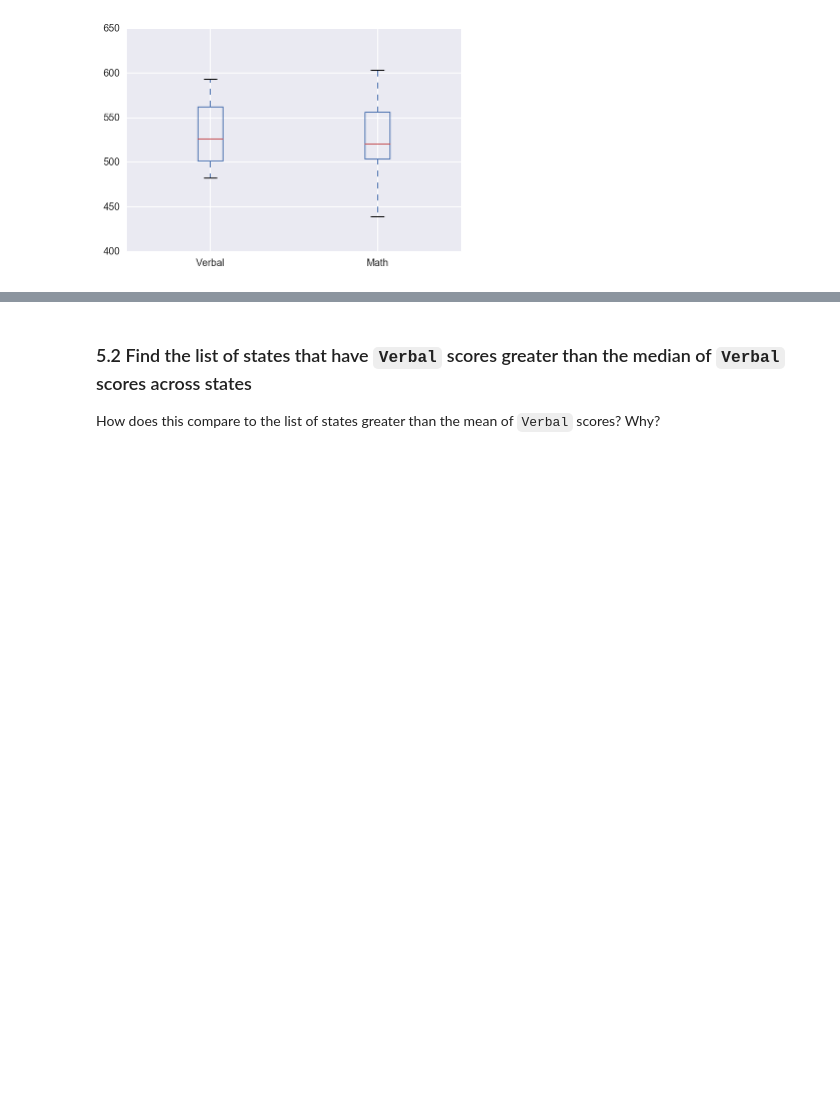
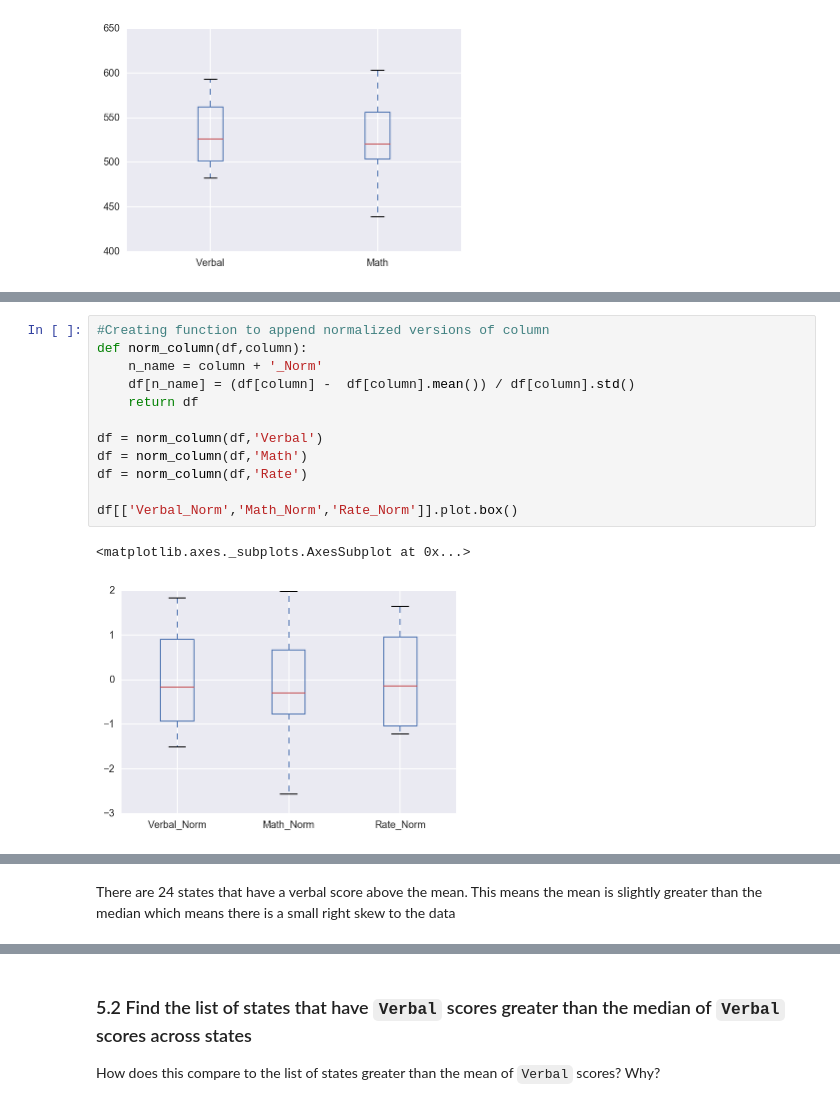
Before and after one commit to rddunlap23/DSI-SF-2-rddunlap23, a Jupyter notebook: projects/project-02-starter.ipynb, the cells around one changed output, grey strips where cells are left out. Saved outputs shown, nothing was run; the diff lists cells and outputs as text; blank space fills up the shorter version.

```diff
--- a/projects/project-02-starter.ipynb
+++ b/projects/project-02-starter.ipynb
@@ -212,6 +237,21 @@ df[['Verbal','Math']].plot.box()
 ### 4.3 Plot `Verbal`, `Math`, and `Rate` appropriately on the same boxplot chart
 
 Think about how you might change the variables so that they would make sense on the same chart. Explain your rationale for the choices on the chart. You should strive to make the chart as intuitive as possible.
+# %%
+#Creating function to append normalized versions of column
+def norm_column(df,column):
+    n_name = column + '_Norm'
+    df[n_name] = (df[column] -  df[column].mean()) / df[column].std()
+    return df
+
+df = norm_column(df,'Verbal')
+df = norm_column(df,'Math')
+df = norm_column(df,'Rate')
+
+df[['Verbal_Norm','Math_Norm','Rate_Norm']].plot.box()
+# %% [output]
+<matplotlib.axes._subplots.AxesSubplot at 0x...>
+[figure, added]
 # %% [markdown]
 <img src="http://imgur.com/l5NasQj.png" style="float: left; margin: 25px 15px 0px 0px; height: 25px">
 
@@ -236,3 +276,6 @@ http://pandas.pydata.org/pandas-docs/stable/indexing.html
 ### 5.1 Find the list of states that have `Verbal` scores greater than the average of `Verbal` scores across states
 
 How many states are above the mean? What does this tell you about the distribution of `Verbal` scores?
+# %% [markdown]
+There are 24 states that have a verbal score above the mean. This means the mean is slightly greater than the median
+which means there is a small right skew to the data
```
Also changed, not shown: parts of 29 cells of this notebook, 19 other files.
